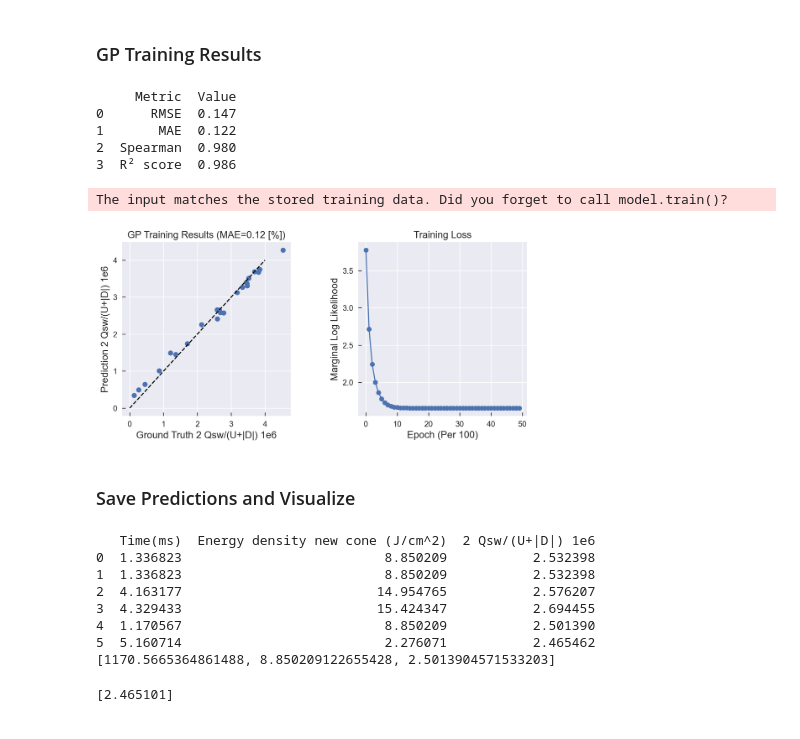
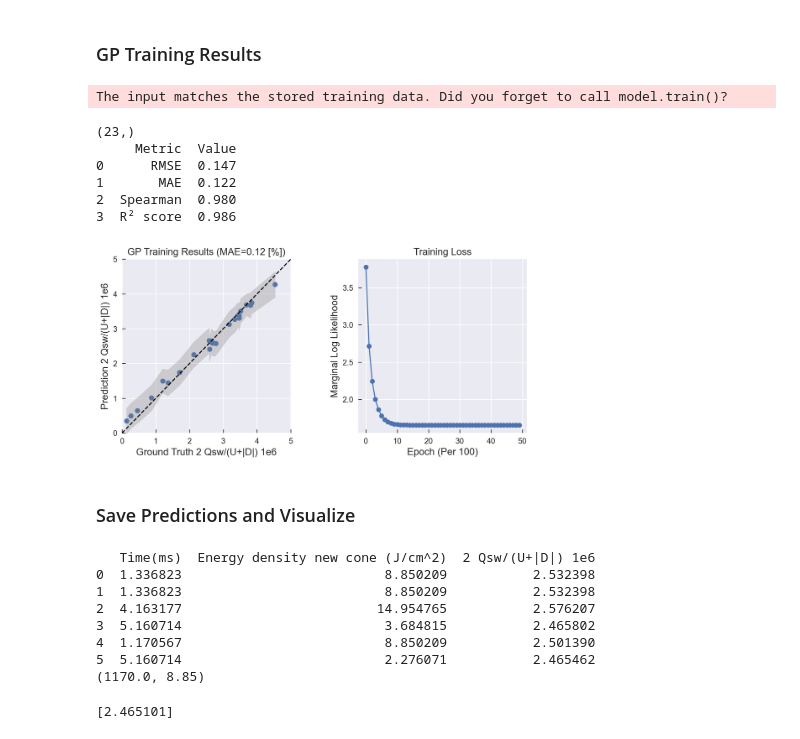
Before and after one commit to vtjong/Bayesian-Optimization-Ferroelectrics, a Jupyter notebook: src/ferro-gp guineapig.ipynb, the cells around one changed output. Cells and saved outputs as stored; diff of their text form; code cells hidden in the pictures.

```diff
--- a/src/ferro-gp guineapig.ipynb
+++ b/src/ferro-gp guineapig.ipynb
@@ -319,23 +319,33 @@ def get_err(train_y, y_preds_mean):
     r2 = r2_score(train_y, y_preds_mean)
     return [round_three(i) for i in [rmse, mae, spearman, r2]]
 
-def plot_err(axes, train_y, y_preds_mean, err_vals, fs):
+def plot_err(axes, train_y, y_preds_mean, y_uncer, err_vals, fs):
     # training versus actuals plot: make plot, set title and axes values
-    axes[0].scatter(train_y, y_preds_mean)
-    low_lim, upp_lim = int(min(train_y).item()), int(max(train_y).item())
-    axes[0].plot(np.linspace(low_lim, upp_lim), np.linspace(low_lim, upp_lim), 'k--')
-    axes[0].set_xlabel('Ground Truth 2 Qsw/(U+|D|) 1e6', fontsize = fs)
-    axes[0].set_ylabel('Prediction 2 Qsw/(U+|D|) 1e6', fontsize = fs)
-    axes[0].set_title('GP Training Results' + " (MAE=%.2f" % err_vals[1]+' [%])', fontsize = fs)
+    ax = axes[0]
+    ax.scatter(train_y, y_preds_mean)
+    low_lim, upp_lim = int(min(train_y).item()), int(np.ceil(max(train_y).item()))
+    ax.plot(np.linspace(low_lim, upp_lim), np.linspace(low_lim, upp_lim), 'k--')
+    ax.set_xlim(low_lim, upp_lim)
+    ax.set_ylim(low_lim, upp_lim)
+
+    # sort train_y to enable fill_between to exhibit correct functionality
+    sorted_train_y, sorted_indices_y = np.sort(train_y), np.argsort(train_y)
+    low_bound = (y_preds_mean-y_uncer)[sorted_indices_y]
+    upp_bound = (y_preds_mean+y_uncer)[sorted_indices_y]
+    ax.fill_between(sorted_train_y, low_bound, upp_bound, color = "grey", alpha = 0.3)
+    ax.set_xlabel('Ground Truth 2 Qsw/(U+|D|) 1e6', fontsize = fs)
+    ax.set_ylabel('Prediction 2 Qsw/(U+|D|) 1e6', fontsize = fs)
+    ax.set_title('GP Training Results' + " (MAE=%.2f" % err_vals[1]+' [%])', fontsize = fs)
 
 def plot_training_loss(axes, loss_lst, fs):
-    axes[1].plot(loss_lst, 'o-')
+    ax = axes[1]
+    ax.plot(loss_lst, 'o-')
     title = 'Training Loss'
-    axes[1].set_xlabel('Epoch (Per 100)', fontsize = fs)
-    axes[1].set_ylabel('Marginal Log Likelihood', fontsize = fs)
-    axes[1].set_title(title, fontsize = fs)
+    ax.set_xlabel('Epoch (Per 100)', fontsize = fs)
+    ax.set_ylabel('Marginal Log Likelihood', fontsize = fs)
+    ax.set_title(title, fontsize = fs)
 
-def plot_gp_res(train_y, y_preds_mean, loss_lst):
+def plot_gp_res(train_y, y_preds_mean, loss_lst, y_uncer):
     # plot training results
     fig, axes = plt.subplots(1, 3, figsize=(5.5*3, 4.5))
     fs = 14
@@ -347,7 +357,7 @@ def plot_gp_res(train_y, y_preds_mean, loss_lst):
     print(df)
 
     # plot error, training loss
-    plot_err(axes, train_y, y_preds_mean, err_vals, fs)
+    plot_err(axes, train_y, y_preds_mean, y_uncer, err_vals, fs)
     if loss_lst: plot_training_loss(axes, loss_lst, fs)
     else: axes[1].axis("off")
     axes[2].axis("off")
@@ -360,17 +370,19 @@ def plot_gp_res(train_y, y_preds_mean, loss_lst):
 # %%
 round_three = lambda val: np.round(val, 3)
 y_preds = likelihood(model(train_x))
-with torch.no_grad(): y_preds_mean = y_preds.mean.numpy()
-prettyplot()
-plot_gp_res(train_y, y_preds_mean, loss_lst)
+f_var = model(train_x).variance
+
+with torch.no_grad(): y_preds_mean, f_var = y_preds.mean.numpy(), np.sqrt(f_var).numpy()
+plot_gp_res(train_y, y_preds_mean, loss_lst, f_var)
 # %% [output]
-     Metric  Value
-0      RMSE  0.147
-1       MAE  0.122
-2  Spearman  0.980
-3  R² score  0.986
+The input matches the stored training data. Did you forget to call model.train()?
-The input matches the stored training data. Did you forget to call model.train()?
+(23,)
+     Metric  Value
+0      RMSE  0.147
+1       MAE  0.122
+2  Spearman  0.980
+3  R² score  0.986
-[figure, old version]
+[figure, new version]
 # %%
 # acquisition function for prediction/exploration
 def get_bounds(n): return [n for i in range(config.dim)]
@@ -455,18 +467,21 @@ raw_train_x, raw_test_grid = un_norm_all(train_x, test_grid, scaler)
 # %% [markdown]
 ### Save Predictions and Visualize
 # %%
-# undo normalization and save to csv
+# undo normalization and save to csv, get prediction point
 ucb = pred_to_csv(acqs, pred_labels, raw_test_grid)
-print(ucb)
+
+# suggested points (μs, J/cm^2)
+ucb_pt, nlcd_pt = (round(ucb[0],-1),round(ucb[1],2)), (2900, 9.04)
+print(ucb_pt)
 # %% [output]
    Time(ms)  Energy density new cone (J/cm^2)  2 Qsw/(U+|D|) 1e6
 0  1.336823                          8.850209           2.532398
 1  1.336823                          8.850209           2.532398
 2  4.163177                         14.954765           2.576207
-3  4.329433                         15.424347           2.694455
+3  5.160714                          3.684815           2.465802
 4  1.170567                          8.850209           2.501390
 5  5.160714                          2.276071           2.465462
-[1170.5665364861488, 8.850209122655428, 2.5013904571533203]
+(1170.0, 8.85)
 # %%
 # visualize acquisition function results and confidence bound surfaces
 vis_pred(raw_train_x, train_y, raw_test_grid, pred_labels)
```
Also changed, not shown: parts of 23 cells of this notebook, 3 other files.
